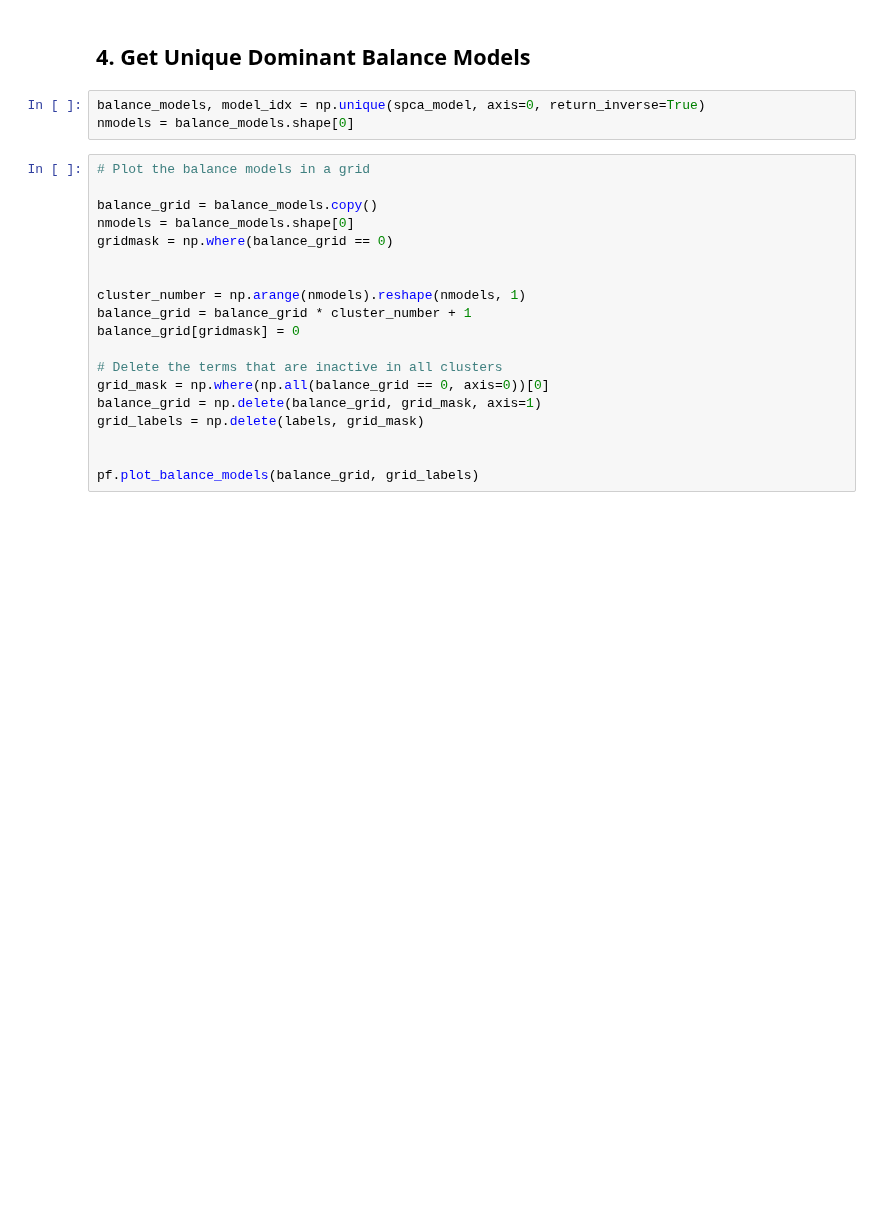
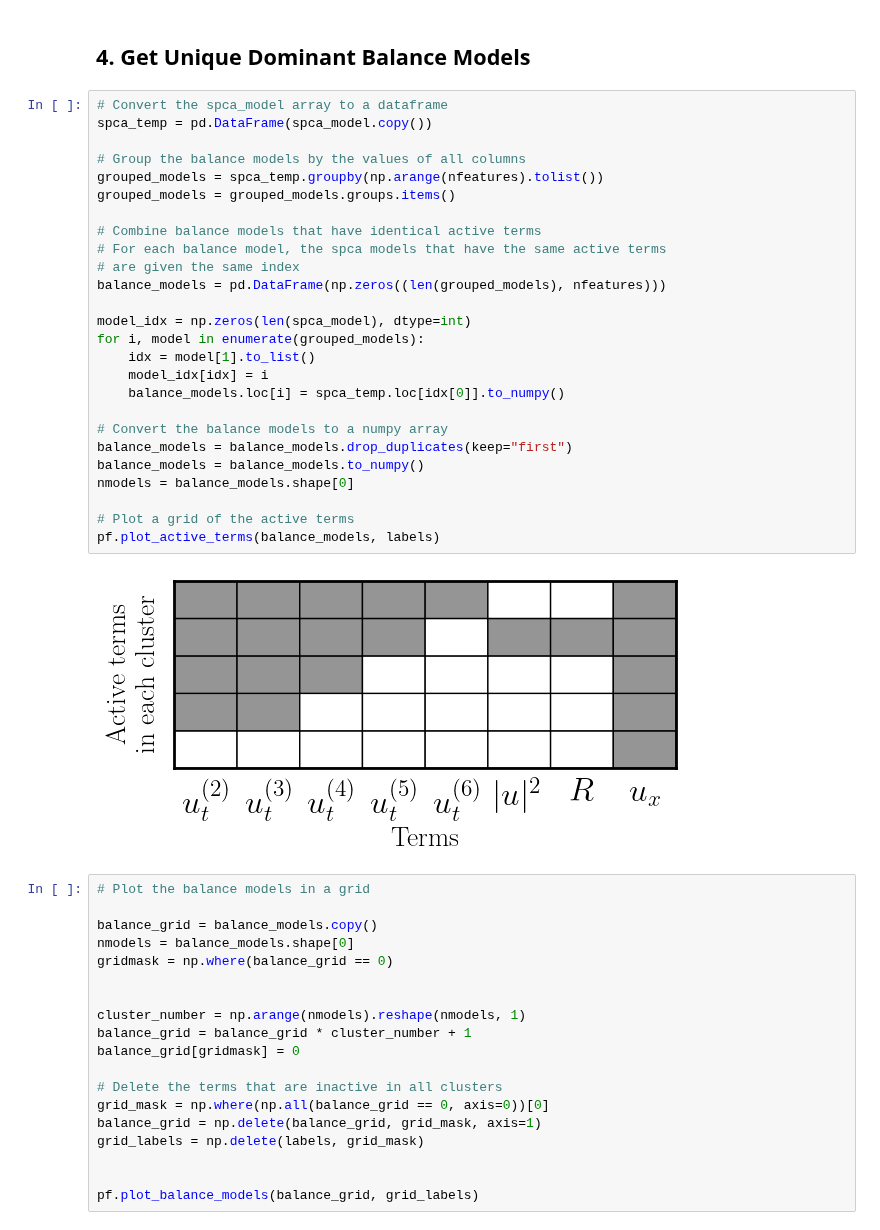
Before and after one commit to tbreitburd/Learning-Dominant-Physical-Processes-using-Unsupervised-Learning-Techniques-, a Jupyter notebook: Notebooks/Optical_Pulse.ipynb, the cells around one changed output. Drawn from its saved outputs; the diff is of its cells as text; blank space fills up the shorter version.

```diff
--- a/Notebooks/Optical_Pulse.ipynb
+++ b/Notebooks/Optical_Pulse.ipynb
@@ -268,9 +268,34 @@ pf.plot_active_terms(spca_model, labels)
 [figure]
 # %% [markdown]
 ## 4. Get Unique Dominant Balance Models
-# %%
-balance_models, model_idx = np.unique(spca_model, axis=0, return_inverse=True)
-nmodels = balance_models.shape[0]
+# %%
+# Convert the spca_model array to a dataframe
+spca_temp = pd.DataFrame(spca_model.copy())
+
+# Group the balance models by the values of all columns
+grouped_models = spca_temp.groupby(np.arange(nfeatures).tolist())
+grouped_models = grouped_models.groups.items()
+
+# Combine balance models that have identical active terms
+# For each balance model, the spca models that have the same active terms
+# are given the same index
+balance_models = pd.DataFrame(np.zeros((len(grouped_models), nfeatures)))
+
+model_idx = np.zeros(len(spca_model), dtype=int)
+for i, model in enumerate(grouped_models):
+    idx = model[1].to_list()
+    model_idx[idx] = i
+    balance_models.loc[i] = spca_temp.loc[idx[0]].to_numpy()
+
+# Convert the balance models to a numpy array
+balance_models = balance_models.drop_duplicates(keep="first")
+balance_models = balance_models.to_numpy()
+nmodels = balance_models.shape[0]
+
+# Plot a grid of the active terms
+pf.plot_active_terms(balance_models, labels)
+# %% [output]
+[figure, added]
 # %%
 # Plot the balance models in a grid
 
```
Also changed, not shown: 3 other files.
